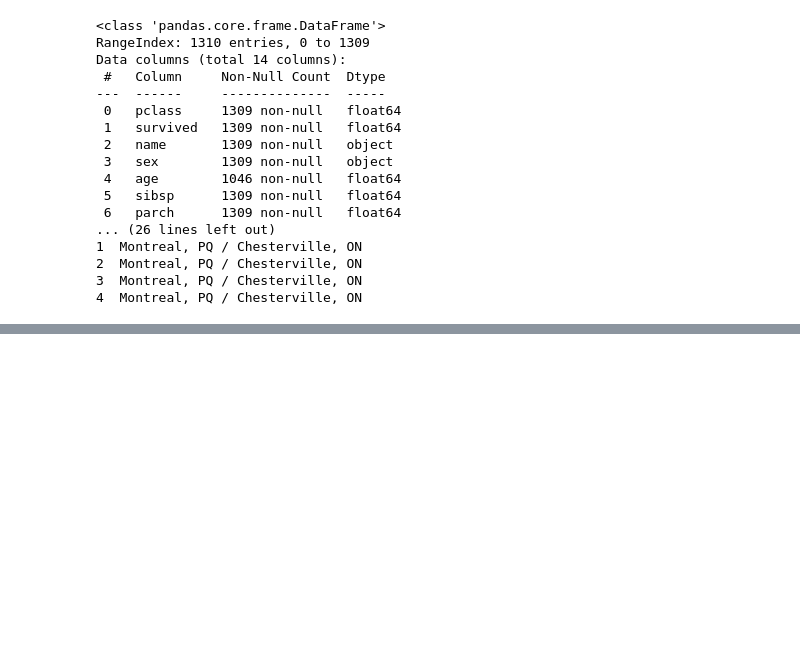
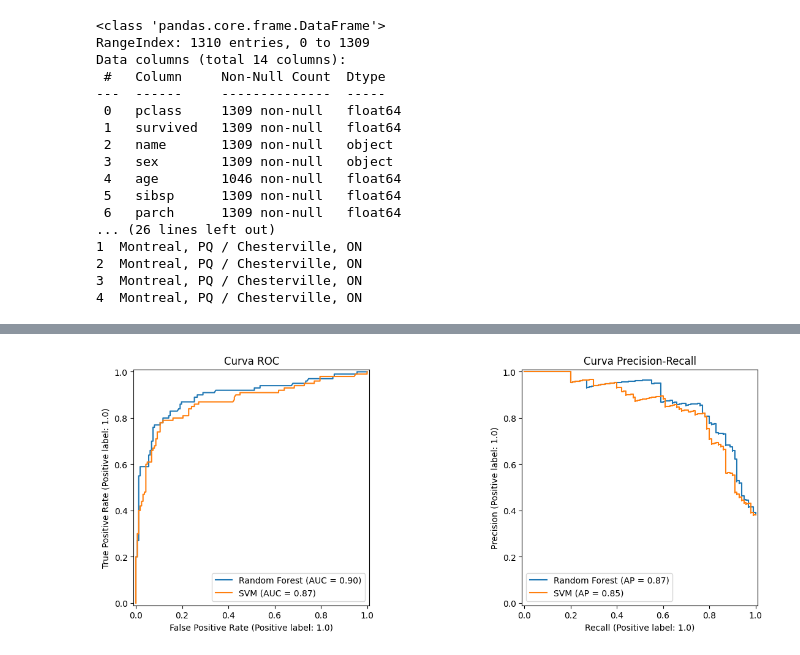
Before and after one commit to ArturoAntonioSotoOsornio/DMUNAM2025, a Jupyter notebook: Práctica3_DM.ipynb, the cells around one changed output, grey strips where cells are left out. Saved outputs shown, nothing was run; the diff lists cells and outputs as text; code cells hidden in the pictures; blank space fills up the shorter version.

```diff
--- a/Práctica3_DM.ipynb
+++ b/Práctica3_DM.ipynb
@@ -36,0 +194,12 @@ Data columns (total 14 columns):
+# %%
+from sklearn.metrics import RocCurveDisplay, PrecisionRecallDisplay
+
+fig, (ax1, ax2) = plt.subplots(1, 2, figsize=(15, 5))
+for name, model in models.items():
+    RocCurveDisplay.from_estimator(model, X_test_preprocessed, y_test, ax=ax1, name=name)
+    PrecisionRecallDisplay.from_estimator(model, X_test_preprocessed, y_test, ax=ax2, name=name)
+ax1.set_title('Curva ROC')
+ax2.set_title('Curva Precision-Recall')
+plt.show()
+# %% [output]
+[figure, added]
```
Also changed, not shown: parts of 23 cells of this notebook.
